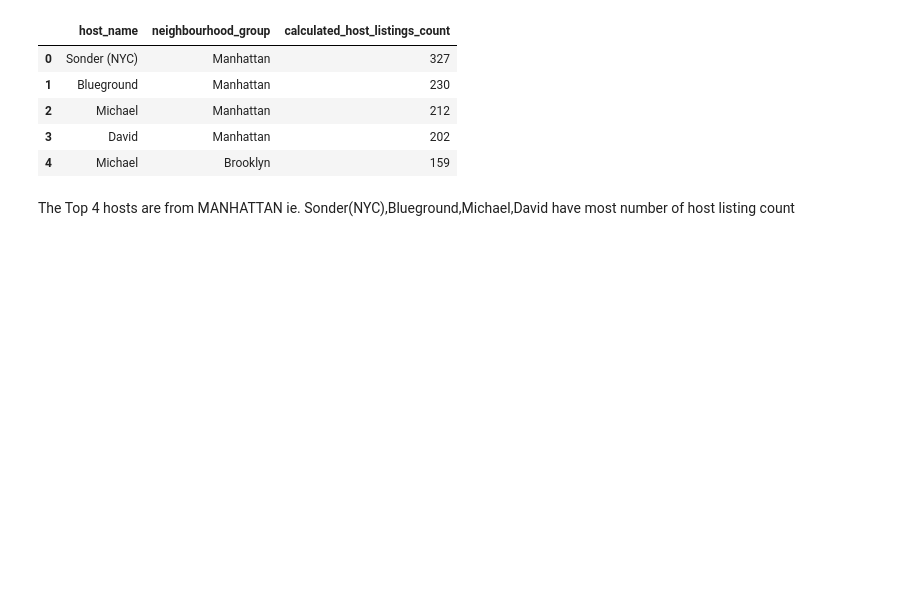
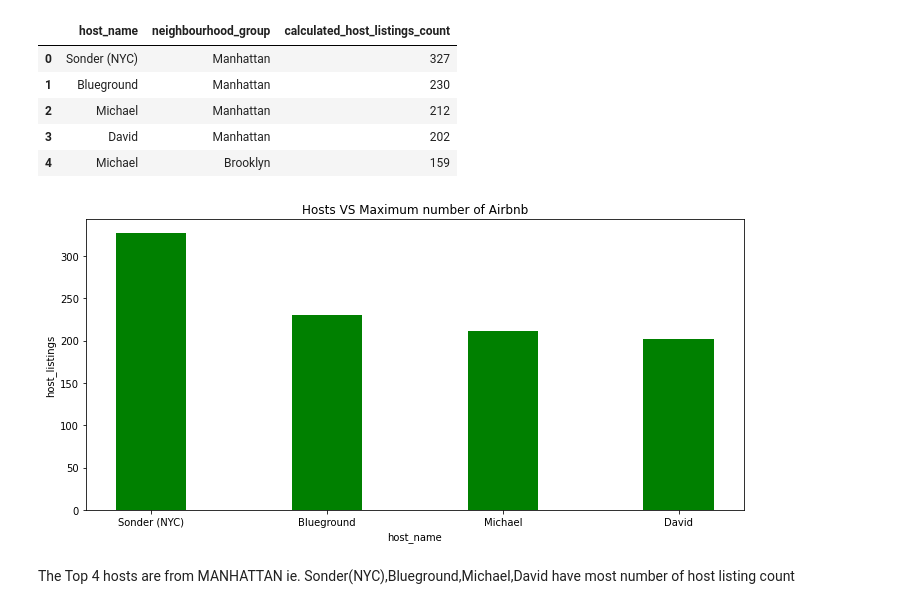
Before and after one commit to KartikKumar7070/Airbnb-Dataset, a Jupyter notebook: Airbnb_Bookings_Analysis_Capstone_Project.ipynb, the cells around one changed output. Cells and saved outputs as stored; diff of their text form; code cells hidden in the pictures; blank space fills up the shorter version.

```diff
--- a/Airbnb_Bookings_Analysis_Capstone_Project.ipynb
+++ b/Airbnb_Bookings_Analysis_Capstone_Project.ipynb
@@ -108,8 +80,9 @@ df['reviews_per_month'].unique()
 # our first motto is to deal with missing values
 #last_review-10052
 #reviews_per_month-10052
-# %%
-df['reviews_per_month']=df['reviews_per_month'].fillna(df['Product_Category_2'].mode()[0])
+# %%
+df.drop('reviews_per_month',axis=1,inplace=True)
+df.drop('last_review',axis=1,inplace=True)
 # %%
 df.isnull().sum()
 # %% [output]
@@ -177,7 +148,7 @@ df.groupby('neighbourhood')['host_name'].size().sort_values(ascending=False).res
 | 3 | Bushwick | 2465 |
 | 4 | Upper West Side | 1971 |
 # %%
-hosts_area = df.groupby(['host_name','neighbourhood_group'])['calculated_host_listings_count'].count().sort_values(ascending=False).reset_index().head(5)
+hosts_area = new_df.groupby(['host_name','neighbourhood_group'])['calculated_host_listings_count'].count().sort_values(ascending=False).reset_index().head(5)
 hosts_area
 # %% [output]
 |  | host_name | neighbourhood_group | calculated_host_listings_count |
@@ -186,6 +157,25 @@ hosts_area
 | 2 | Michael | Manhattan | 212 |
 | 3 | David | Manhattan | 202 |
 | 4 | Michael | Brooklyn | 159 |
+# %%
+# we can visualize the above observation using bar graph
+host_name = hosts_area['host_name']
+host_listings = hosts_area['calculated_host_listings_count']
+
+# Set the figure size
+plt.rcParams["figure.figsize"] = [10,5]
+plt.rcParams["figure.autolayout"] = True
+
+# Plot bar chart with data points
+plt.bar(host_name,host_listings,color='green',width=0.4)
+plt.xlabel('host_name')
+plt.ylabel('host_listings')
+plt.title('Hosts VS Maximum number of Airbnb')
+
+# Display the plot
+plt.show()
+# %% [output]
+[figure, added]
 # %% [markdown]
 
 The Top 4 hosts are from MANHATTAN ie. Sonder(NYC),Blueground,Michael,David have most number of host listing count
```
Also changed, not shown: parts of 22 cells of this notebook.
